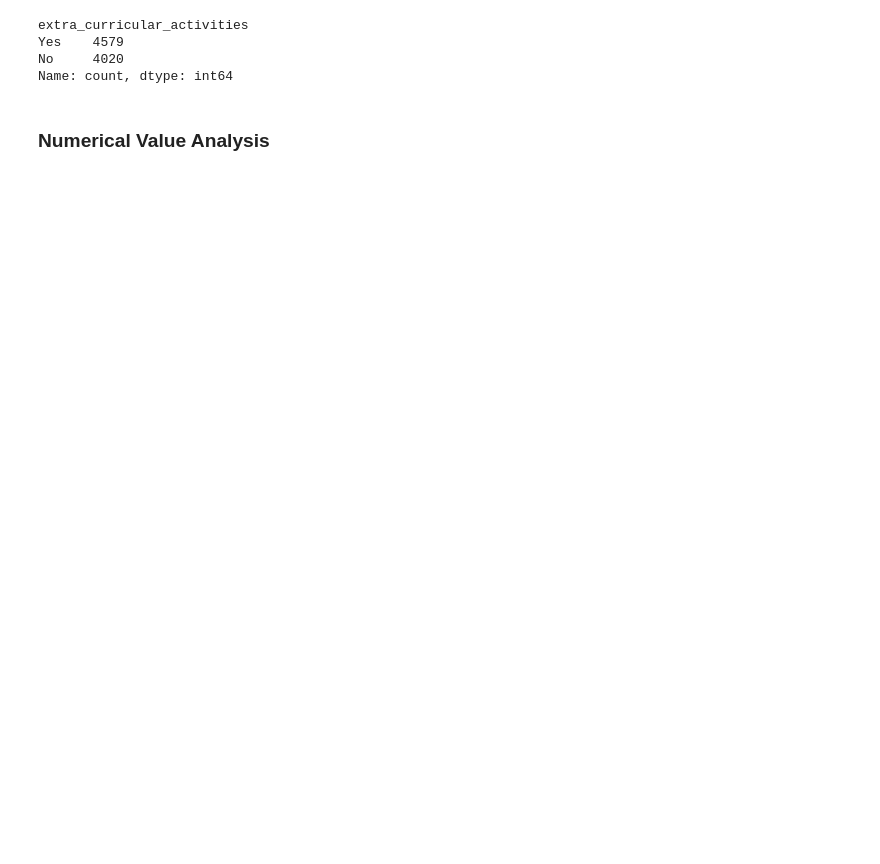
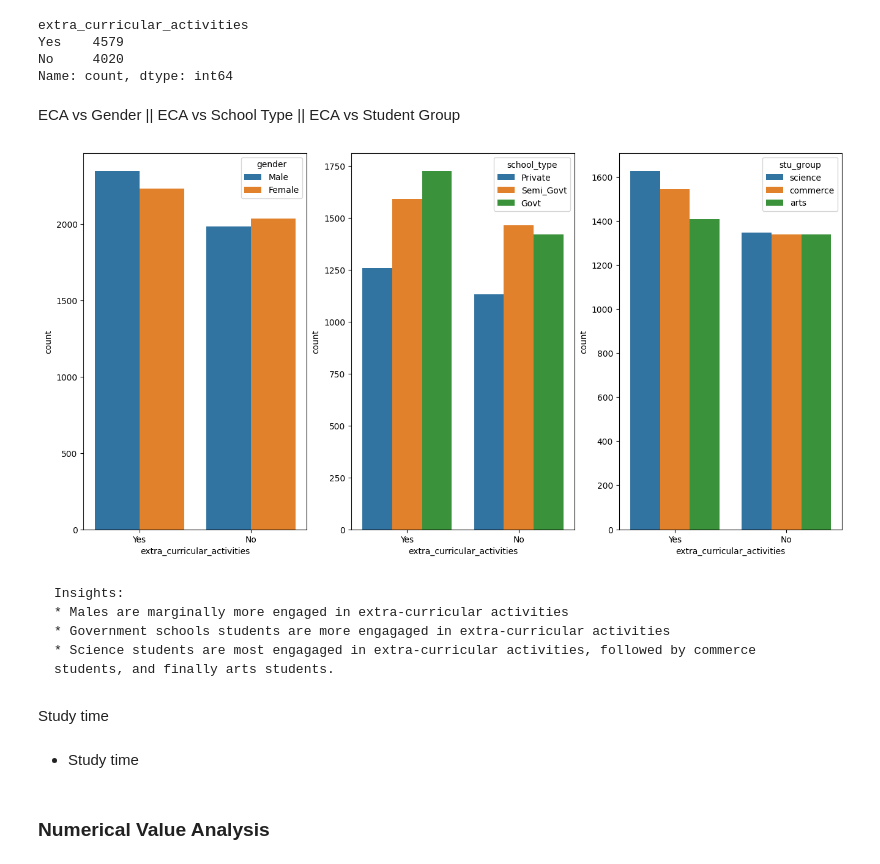
Before and after one commit to AudwitNafi/BJIT-TSE-AI, a Jupyter notebook: ML/eda-mini-project/bd-students-eda.ipynb, the cells around one changed output. Drawn from its saved outputs; the diff is of its cells as text; code cells hidden in the pictures; blank space fills up the shorter version.

````diff
--- a/ML/eda-mini-project/bd-students-eda.ipynb
+++ b/ML/eda-mini-project/bd-students-eda.ipynb
@@ -419,5 +438,31 @@ extra_curricular_activities
 Yes    4579
 No     4020
 Name: count, dtype: int64
+# %% [markdown]
+ECA vs Gender || ECA vs School Type || ECA vs Student Group
+# %%
+plt.figure(figsize=(16, 8))
+plt.subplot(1, 3, 1)
+sns.countplot(x='extra_curricular_activities', hue='gender', data=df)
+
+plt.subplot(1, 3, 2)
+sns.countplot(x='extra_curricular_activities', hue='school_type', data=df)
+
+plt.subplot(1, 3, 3)
+sns.countplot(x='extra_curricular_activities', hue='stu_group', data=df)
+plt.show()
+# %% [output]
+[figure, added]
+# %% [markdown]
+```
+Insights:
+* Males are marginally more engaged in extra-curricular activities
+* Government schools students are more engagaged in extra-curricular activities
+* Science students are most engagaged in extra-curricular activities, followed by commerce students, and finally arts students.
+```
+# %% [markdown]
+Study time
+# %% [markdown]
+* Study time
 # %% [markdown]
 ### Numerical Value Analysis
````
Also changed, not shown: parts of 43 cells of this notebook, 38 other files.
